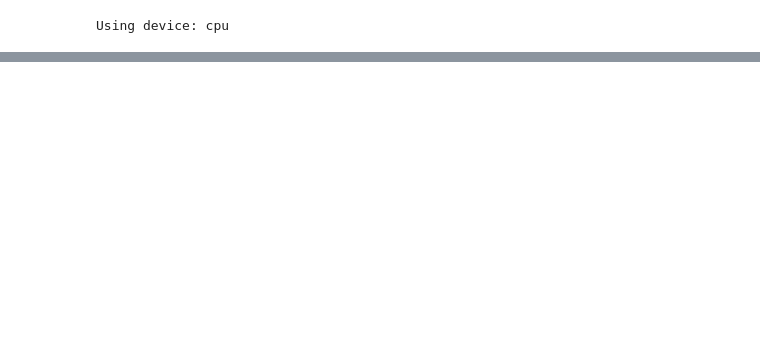
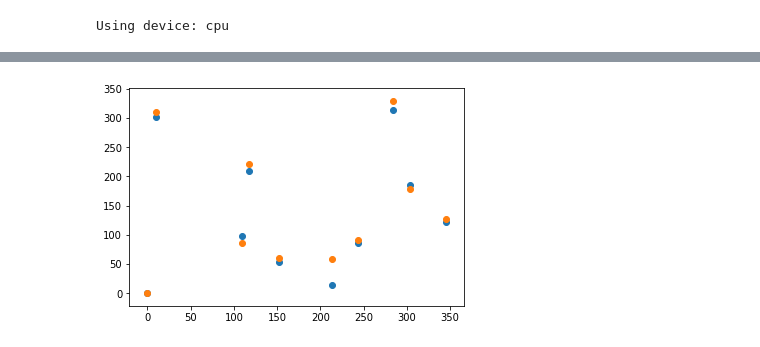
Before and after one commit to matthiasbrix/vae-models, a Jupyter notebook: src/3_tdcvae.ipynb, the cells around one changed output, grey strips where cells are left out. Cells and saved outputs as stored; diff of their text form; code cells hidden in the pictures; blank space fills up the shorter version.

```diff
--- a/src/3_tdcvae.ipynb
+++ b/src/3_tdcvae.ipynb
@@ -718,0 +731,82 @@ for ax, label in zip(axes.flat, range(solver.data_loader.n_classes)):
+# %%
+'''
+#compute alphas
+ysflat=np.reshape(ys,(ys.shape[0]*ys.shape[1] * ys.shape[2],2))
+meany=np.mean(ysflat,0,keepdims=True)
+alphas= np.arctan2(ysflat[:,1]-meany[:,1], ysflat[:,0]-meany[:,0])
+alphas= np.reshape(alphas,(ys.shape[0] * s.shape[0], theta.shape[0]))
+
+#normalize alpha[0]=theta[0]=0
+alphas -= alphas[:,0:1]
+alphas = alphas/(2*np.pi) * 360
+alphas = np.where(alphas > 0, alphas, alphas+360)
+'''
+solver = torch.load("../results/show_oswin/29/model_TD_CVAE_THETAS_MNIST_train_loss=158.23_z=2.pt", map_location='cpu')
+solver.model.eval()
+
+print(solver.data_loader.prepro_params["theta_1"][1][100:200])
+print(solver.y_space.shape)
+N, M = solver.y_space.shape[1], solver.y_space.shape[0]
+# M, N, 2
+ysflat = np.reshape(solver.y_space, (N*M, 2)) # NM, 2
+meany = np.mean(ysflat, 0, keepdims=True) # 1, 2
+alphas = np.arctan2(ysflat[:,1]-meany[:,1], ysflat[:,0]-meany[:,0])
+alphas = np.reshape(alphas, (M, N)).T # 20*5, 30
+alphas -= alphas[:,0:1]
+alphas = alphas/(2*np.pi) * 360
+alphas = np.where(alphas >= 0, alphas, alphas+360)
+thetas = solver.data_loader.prepro_params["theta_1"].T # M, N
+print(alphas.shape, np.min(alphas), np.max(alphas))
+print("thetas", thetas.shape, np.min(ysflat), np.max(ysflat))
+
+#scatter = ax.scatter(thetas.flatten(), alphas.flatten())
+print(thetas[200,:], alphas[200,:])
+plt.scatter(thetas[200,:], alphas[200,:])
+plt.scatter(thetas[201,:], alphas[201,:])
+'''
+for idx in range(M):
+    alphas[:, idx] = torch.atan2(torch.tensor(solver.y_space[idx, :, 0]-np.mean(solver.y_space[idx, :, 0])),\
+            torch.tensor(solver.y_space[idx, :, 1]-np.mean(solver.y_space[idx, :, 1])))/(2*np.pi)
+    thetas[:, idx] = solver.data_loader.prepro_params["theta_1"][idx]
+    alphas = np.around(np.array(alphas), decimals=2)
+    if idx > 0:
+        alphas[:, idx] -= alphas[:, 0]
+alphas = np.around(np.array(alphas), decimals=2)
+'''
+
+'''
+mini = np.min(alphas)
+maxi = np.max(alphas)
+# create the alphas bins, corresponding to the same number as theta bins
+alpha_ranges = np.around(np.linspace(mini, maxi, 13), decimals=2)
+alpha_bins = list(zip(alpha_ranges[:-1], alpha_ranges[1:])) # alpha bins
+print(alphas.shape)
+# figures
+fig, axes = plt.subplots(nrows=solver.data_loader.n_classes, figsize=(10,60))
+classes = solver.data_labels
+for ax, label in zip(axes.flat, range(solver.data_loader.n_classes)):
+    indices = np.where(classes == label)[0]
+    ax.set_title("class: {}".format(label))
+    counts = np.zeros(len(alpha_bins))
+    alphas_indices = alphas[indices] # , 1:
+    for i in range(alphas_indices.shape[1]):
+        print(i, alphas_indices.shape)
+        for alpha in alphas_indices[:, i]:
+            for bin_idx, (x, y) in enumerate(alpha_bins):
+                if x <= alpha and alpha < y:
+                    counts[bin_idx] += 1
+                    break
+    new_counts = np.zeros(np.prod(alphas_indices.shape))
+    asd = 0
+    for idx, _ in enumerate(counts):
+        to_fill = counts[idx].repeat(counts[idx])
+        offset = len(to_fill)
+        new_counts[asd:(asd+offset)] = to_fill
+        asd += offset
+    thets = thetas[indices] # , 1:
+    #print(len(thetas[indices].flatten()), len(alphas_indices), new_counts.shape, indices.shape)
+    print(len(thets.flatten()), len(alphas_indices.flatten()))
+    scatter = ax.scatter(thets.flatten(), alphas_indices.flatten(), c=new_counts, cmap=plt.cm.get_cmap("Paired", 12))
+    fig.colorbar(scatter, ax=ax)
+'''
+# %% [output]
@@ -719,3 +827,4 @@ for ax, label in zip(axes.flat, range(solver.data_loader.n_classes)):
+[figure, added]
 # %%
 radiuses = np.zeros((solver.y_space.shape[0], solver.num_generations))
 centroid = np.mean(solver.y_space[:, :2], axis=0)
```
Also changed, not shown: parts of 7 cells of this notebook, 4 other files.
